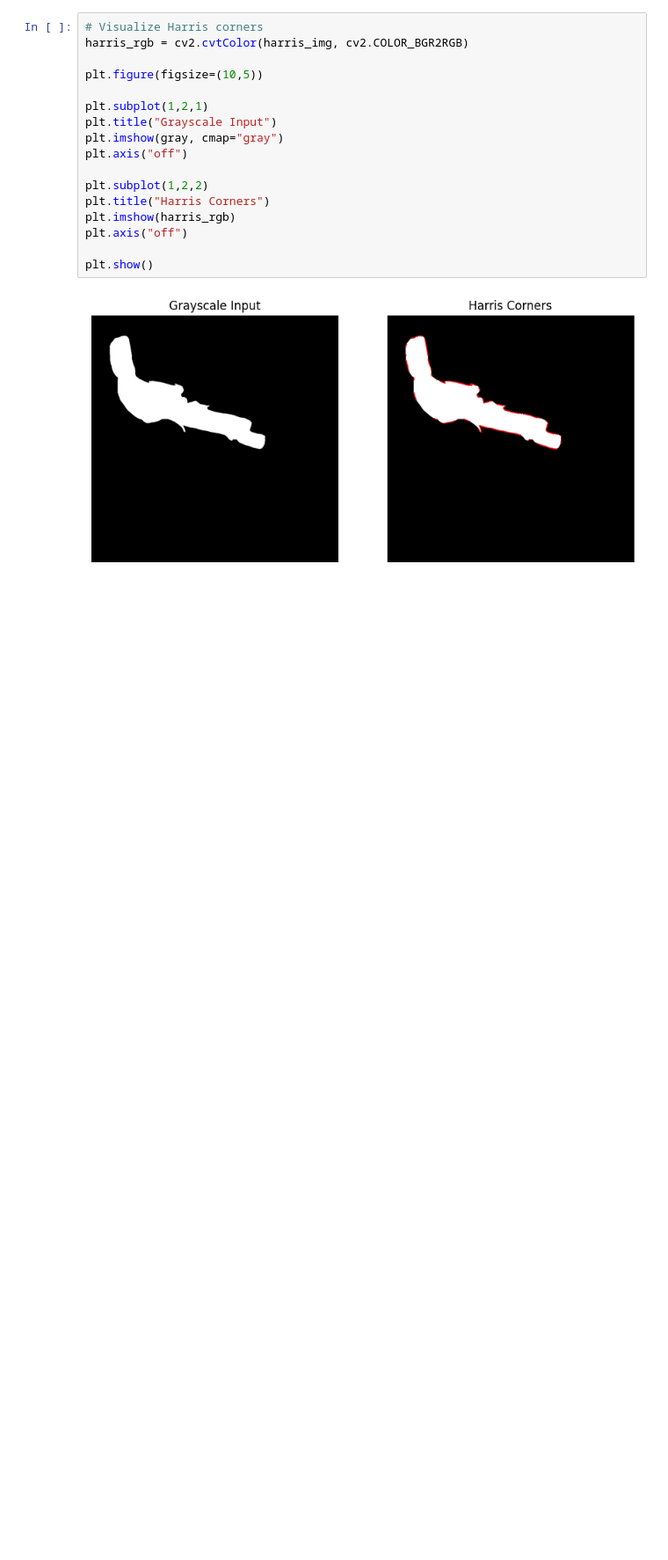
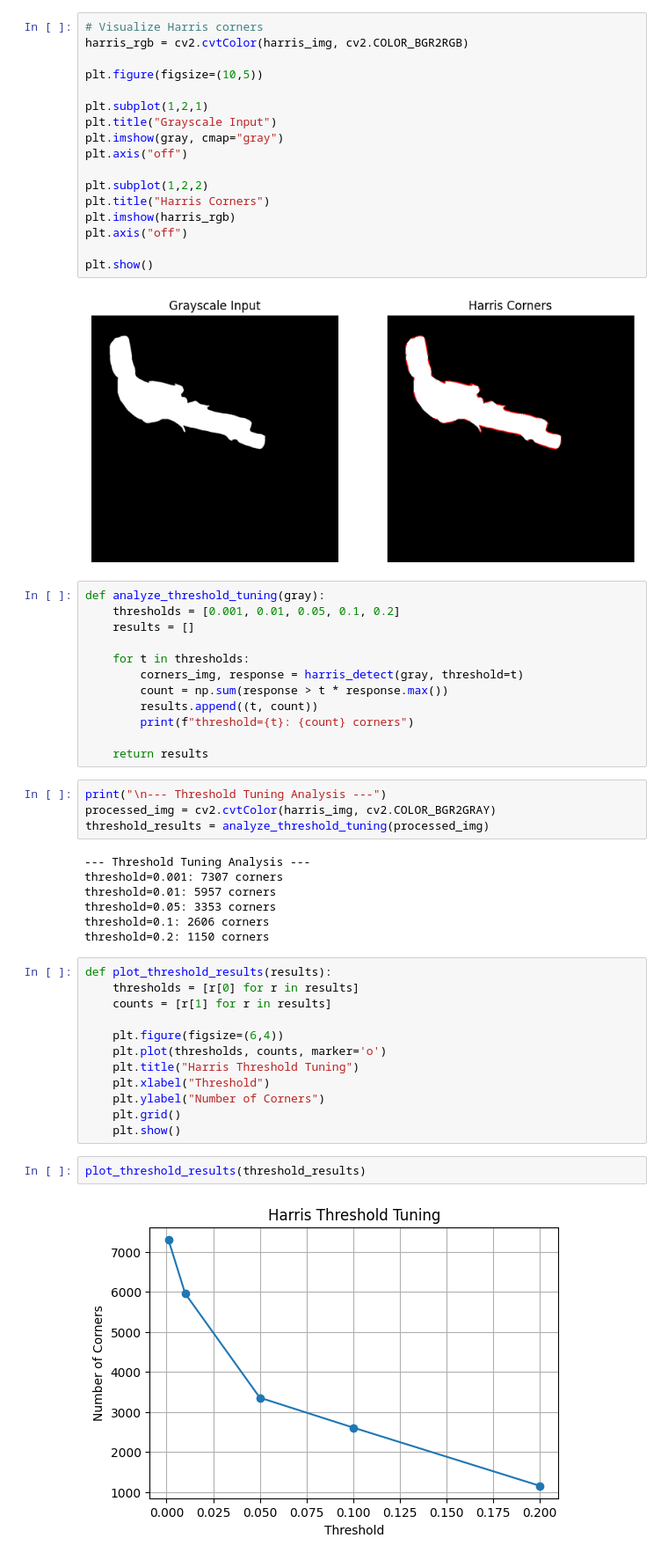
Before and after one commit to OmarAymanZaid/industrial-vision-defect-detection, a Jupyter notebook: notebooks/harris-detector.ipynb, the cells around one changed output. Shown at 88% size. Cells and saved outputs as stored; diff of their text form; blank space fills up the shorter version.

Commit message:
update harris

```diff
--- a/notebooks/harris-detector.ipynb
+++ b/notebooks/harris-detector.ipynb
@@ -103,3 +117,42 @@ plt.axis("off")
 plt.show()
 # %% [output]
 [figure]
+# %%
+def analyze_threshold_tuning(gray):
+    thresholds = [0.001, 0.01, 0.05, 0.1, 0.2]
+    results = []
+
+    for t in thresholds:
+        corners_img, response = harris_detect(gray, threshold=t)
+        count = np.sum(response > t * response.max())
+        results.append((t, count))
+        print(f"threshold={t}: {count} corners")
+
+    return results
+# %%
+print("\n--- Threshold Tuning Analysis ---")
+processed_img = cv2.cvtColor(harris_img, cv2.COLOR_BGR2GRAY)
+threshold_results = analyze_threshold_tuning(processed_img)
+# %% [output]
+--- Threshold Tuning Analysis ---
+threshold=0.001: 7307 corners
+threshold=0.01: 5957 corners
+threshold=0.05: 3353 corners
+threshold=0.1: 2606 corners
+threshold=0.2: 1150 corners
+# %%
+def plot_threshold_results(results):
+    thresholds = [r[0] for r in results]
+    counts = [r[1] for r in results]
+
+    plt.figure(figsize=(6,4))
+    plt.plot(thresholds, counts, marker='o')
+    plt.title("Harris Threshold Tuning")
+    plt.xlabel("Threshold")
+    plt.ylabel("Number of Corners")
+    plt.grid()
+    plt.show()
+# %%
+plot_threshold_results(threshold_results)
+# %% [output]
+[figure, added]
```
Also changed, not shown: parts of 1 cell of this notebook, 2 other files.
